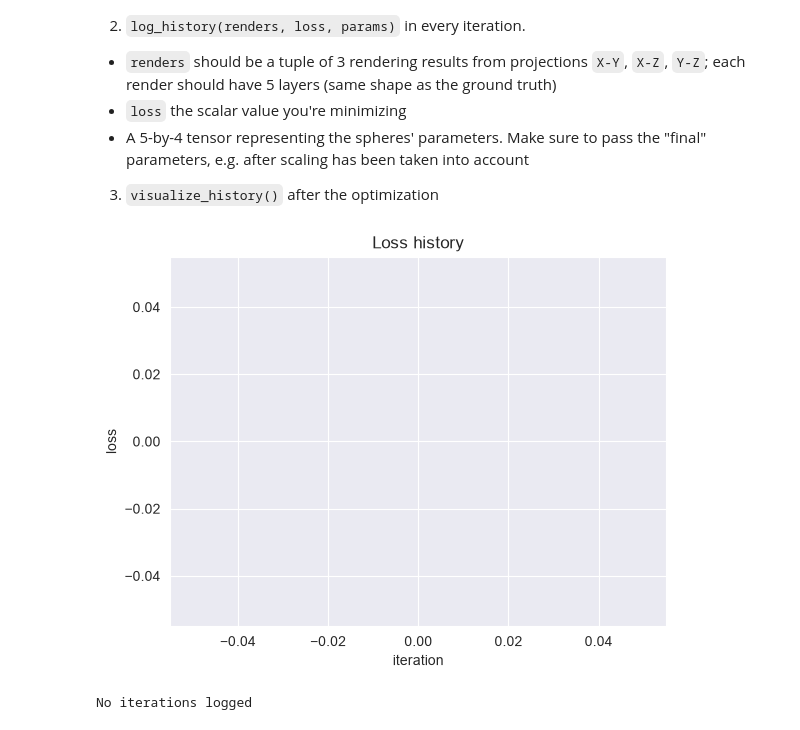
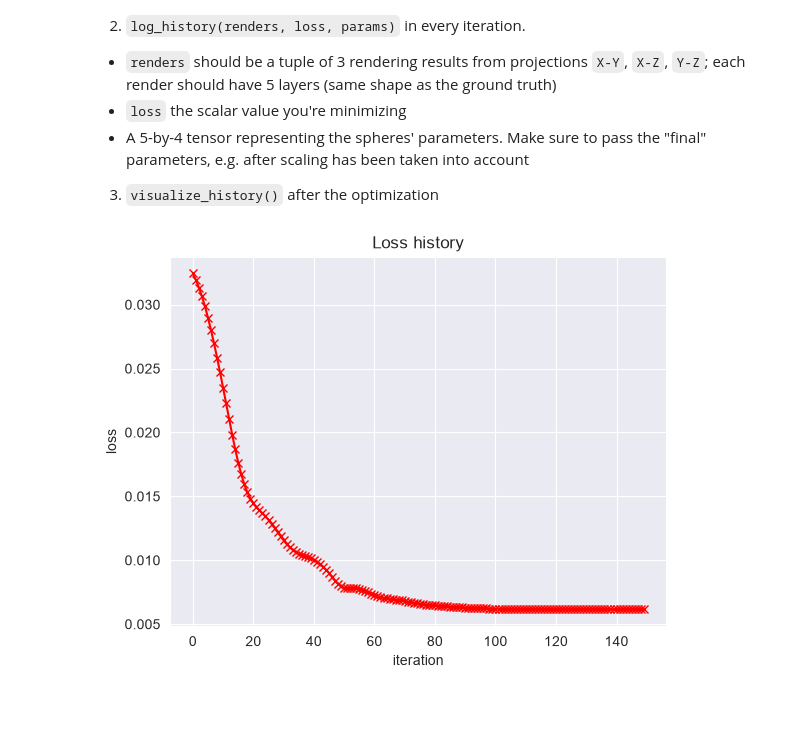
Before and after one commit to andersource/diffprog-intro, a Jupyter notebook: exercise-3.ipynb, the cells around one changed output. Cells and saved outputs as stored; diff of their text form; code cells hidden in the pictures.

```diff
--- a/exercise-3.ipynb
+++ b/exercise-3.ipynb
@@ -44,8 +44,15 @@ def render(params, axes):
     x = torch.linspace(-15, 15, 150)
     y = torch.linspace(-15, 15, 150)
     xx, yy = torch.meshgrid(x, y, indexing='xy')
+    z = []
+    for p in params:
+        r = p[0]
+        px = p[1:][axes[0]] * 15
+        py = p[1:][axes[1]] * 15
+        d = torch.sqrt((xx - px) ** 2 + (yy - py) ** 2)
+        z.append(1 / (1 + torch.exp(-1 * (r - d))))
 
-    raise NotImplementedError()
+    return torch.stack(z, dim=0)
 # %% [markdown]
 ### Initialization and optimization
 
@@ -59,20 +66,38 @@ Use the following helper functions to get a visualization of the optimization:
 * A 5-by-4 tensor representing the spheres' parameters. Make sure to pass the "final" parameters, e.g. after scaling has been taken into account
 3. `visualize_history()` after the optimization
 # %%
+def calc_loss(params):
+    render_xy = render(params, (0, 1))
+    render_xz = render(params, (0, 2))
+    render_yz = render(params, (1, 2))
+    return sum([
+        ((render_xy - xy) ** 2).mean(),
+        ((render_xz - xz) ** 2).mean(),
+        ((render_yz - yz) ** 2).mean(),
+    ]) / 3, (render_xy, render_xz, render_yz)
+
+
 params = torch.tensor([
-    [torch.nan, torch.nan, torch.nan, torch.nan]  # (radius, c_x, c_y, c_z)
-    for i in range(5)  # 5 spheres
+    [2., 0, 0, 0]
+    for i in range(5)
 ], requires_grad=True)
 
-optimizer = None
+optimizer = torch.optim.Adam([params], lr=1e-2 * 2)
 
+pbar = tqdm(range(150), desc='optimizing')
 reset_history()
-for iter in range(0):
-    continue
+for iter in pbar:
+    loss, renders = calc_loss(params)
+    optimizer.zero_grad()
+    loss.backward()
+    optimizer.step()
 
-    log_history(None, None, None)
+    curr = params.clone()
+    curr[:, 1:] *= 15
+
+    pbar.set_postfix({'loss': float(loss.detach())})
+    log_history(renders, loss, curr)
 
 visualize_history()
 # %% [output]
-[figure, old version]
+[figure, new version]
-No iterations logged
```
Also changed, not shown: parts of 1 cell of this notebook, 2 other files.
